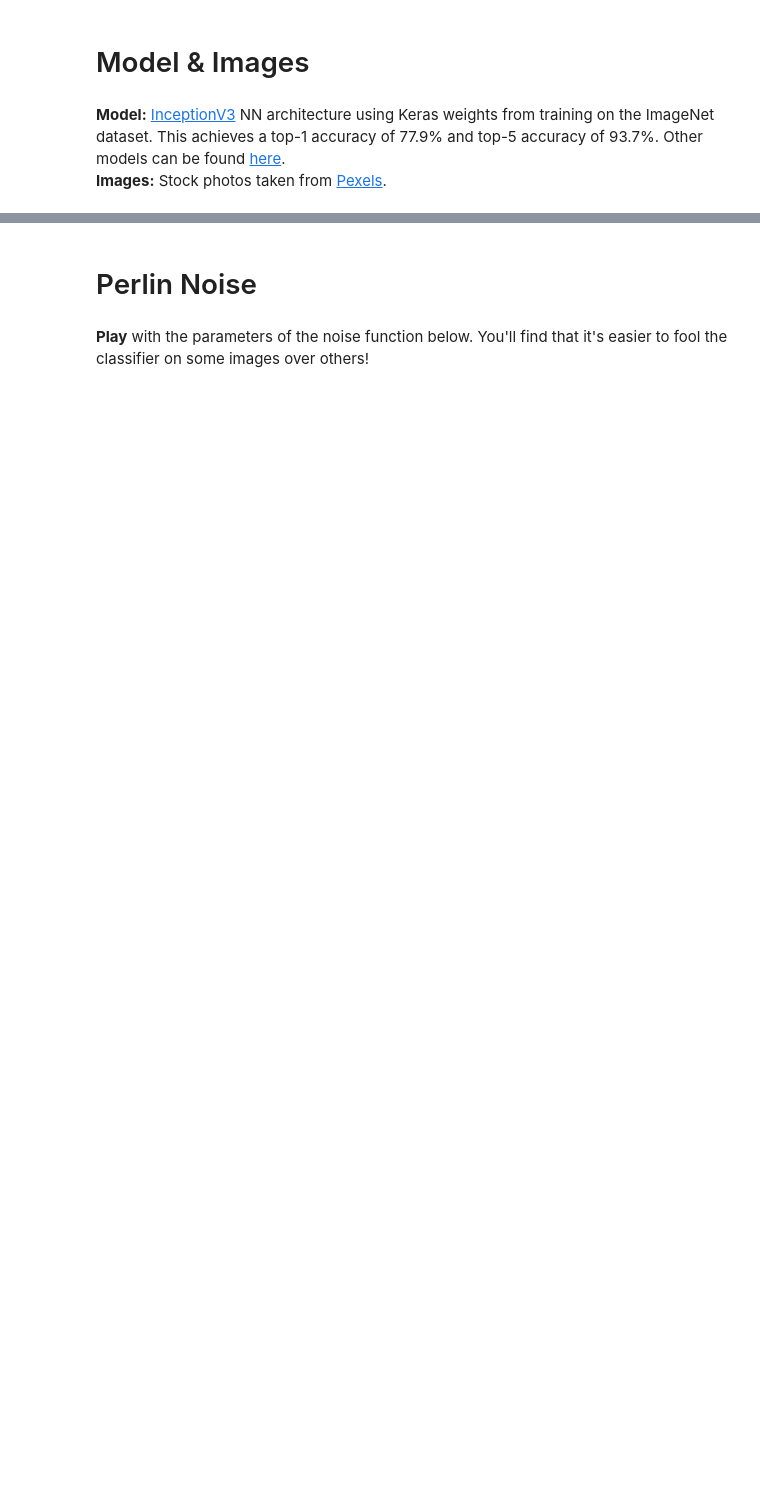
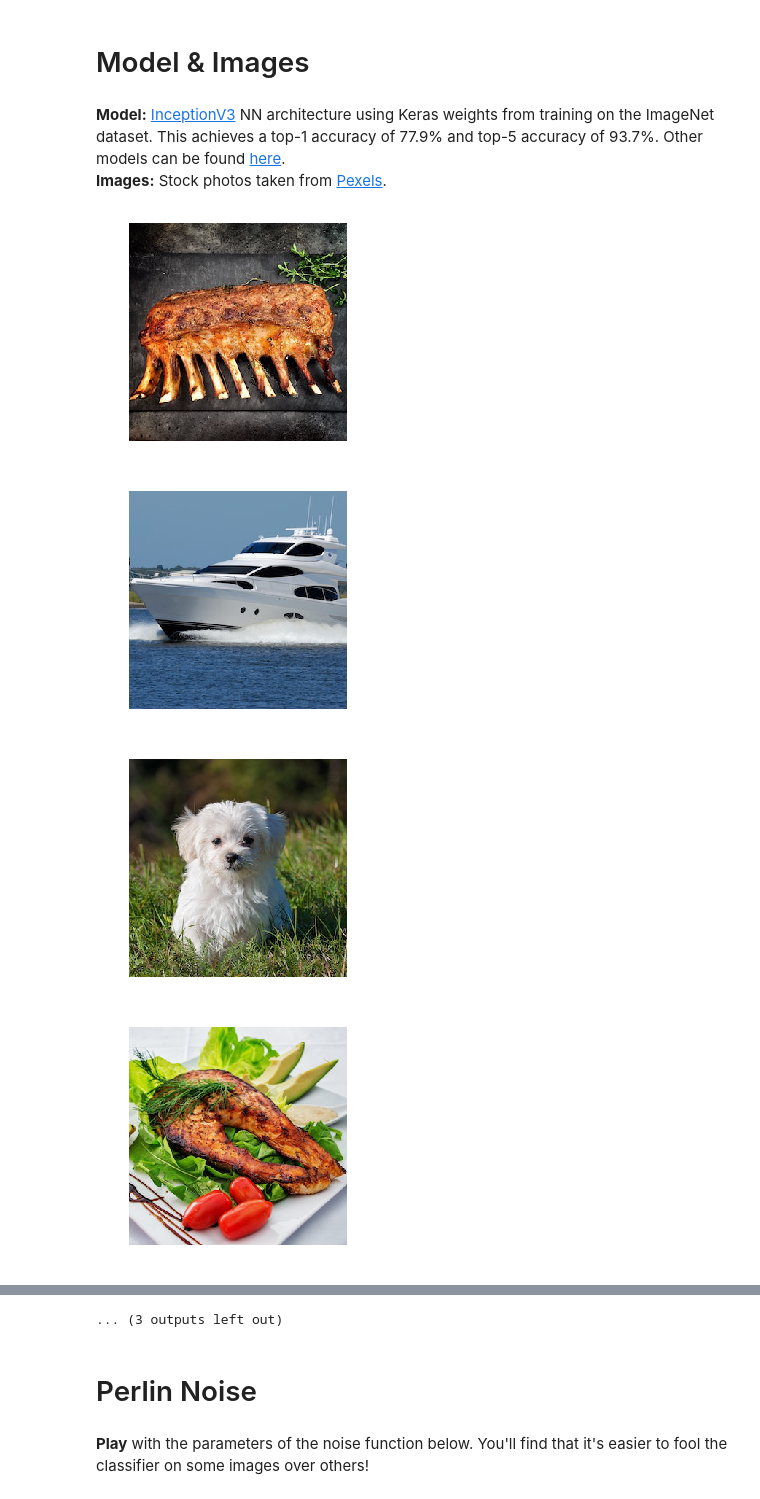
Before and after one commit to kenny-co/procedural-advml, a Jupyter notebook: slider_perlin.ipynb, the cells around one changed output, grey strips where cells are left out. Cells and saved outputs as stored; diff of their text form; code cells hidden in the pictures; blank space fills up the shorter version.

```diff
--- a/slider_perlin.ipynb
+++ b/slider_perlin.ipynb
@@ -25,23 +28,27 @@ from noise_procedural import normalize, perturb, perlin
 # %%
 img_dir = 'images/'
 
 # Specify image dimensions
-dim_x = 299
-dim_y = 299
+size = 299
 
 # Load model
 model = InceptionV3(weights = 'imagenet')
 
 # Load images
 all_images = {}
 for filename in os.listdir(img_dir):
     if not filename.startswith('.'):
-        img = image.load_img(img_dir + filename, target_size = (dim_x, dim_y)) # We assume all images have the same dimensions
+        img = image.load_img(img_dir + filename, target_size = (size, size)) # We assume all images have the same dimensions
         img = image.img_to_array(img)
         all_images[filename.split('.')[0]] = img
 
 # Display images
 for key, vals in all_images.items():
     fig2 = plt.figure()
     plt.axis('off')
     plt.imshow(vals.astype(np.uint8))
+# %% [output]
+[figure, added]
+[figure, added]
+[figure, added]
+[figure, added]
@@ -48,3 +63,4 @@ for key, vals in all_images.items():
+... (3 outputs left out)
 # %% [markdown]
 # Perlin Noise
 # %% [markdown]
```
Also changed, not shown: parts of 6 cells of this notebook, 7 other files.
